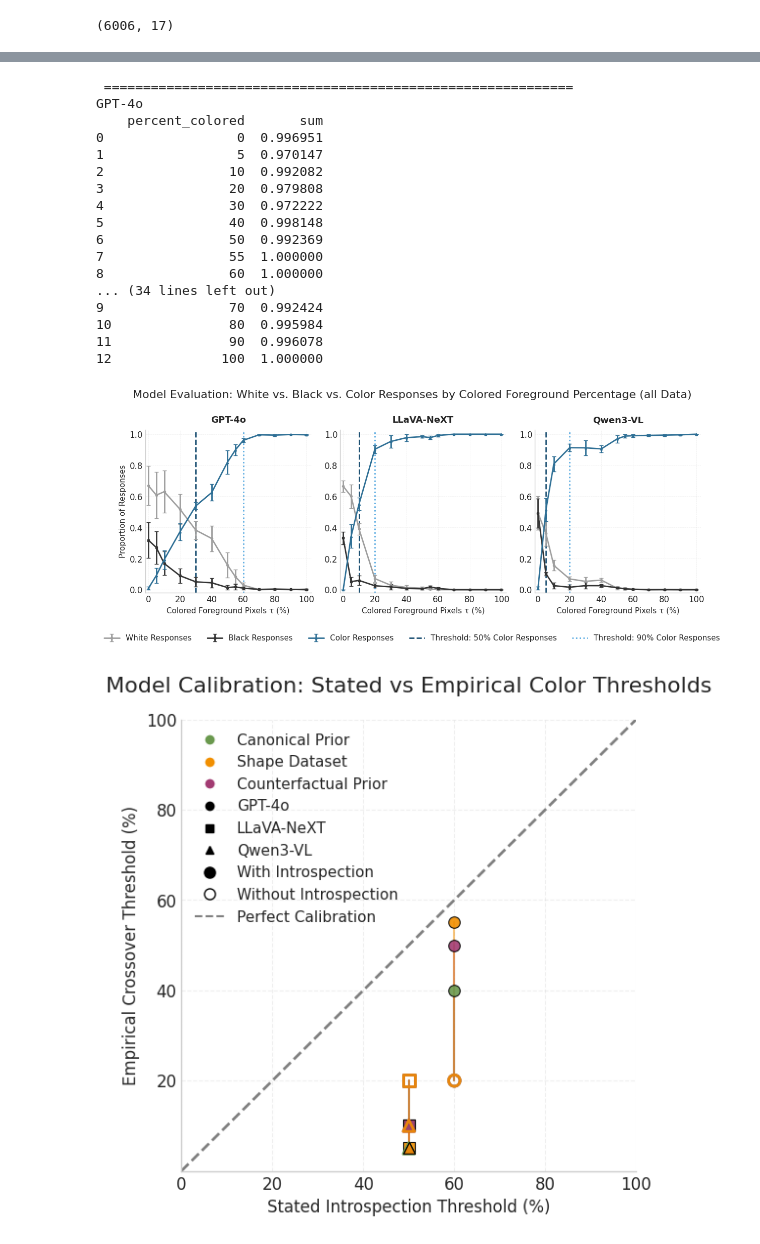
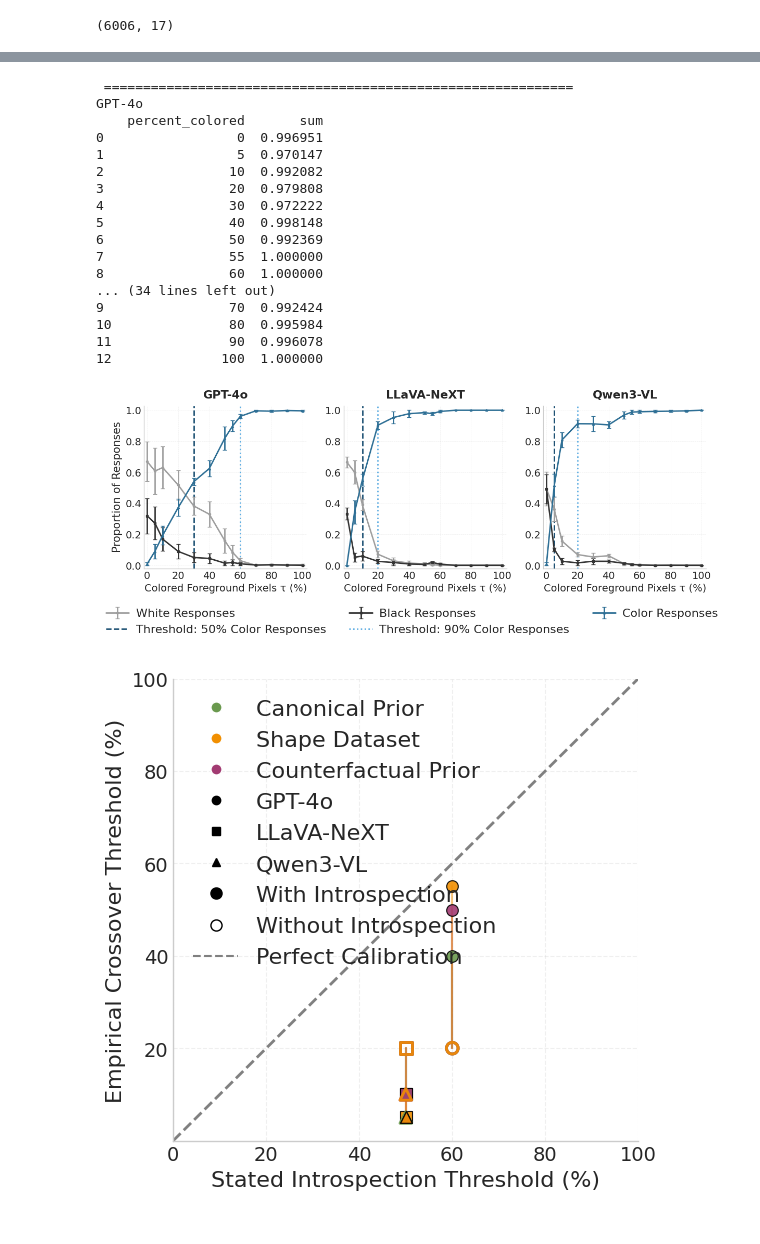
Before and after one commit to jonnemi/color-concept-entanglement, a Jupyter notebook: model_evaluation/VLM_analysis.ipynb, the cells around one changed output, grey strips where cells are left out. Drawn from its saved outputs; the diff is of its cells as text; code cells hidden in the pictures.

Commit message:
Final plots for thesis

```diff
--- a/model_evaluation/VLM_analysis.ipynb
+++ b/model_evaluation/VLM_analysis.ipynb
@@ -88,12 +88,13 @@ plt.rcParams.update({
     "font.family": "sans-serif",
     "font.sans-serif": ["DejaVu Sans"],
 
-    # sizes
-    "font.size": 12,
-    "axes.titlesize": 13,
-    "axes.labelsize": 12,
-    "legend.fontsize": 11, #10
-    "figure.titlesize": 18, #14
+    "font.size": 16,          # base font size
+    "axes.titlesize": 16,
+    "axes.labelsize": 16,
+    "xtick.labelsize": 14,
+    "ytick.labelsize": 14,
+    "legend.fontsize": 16,
+    "legend.title_fontsize": 16,
 
     # cleaner academic look
     "axes.spines.top": False,
@@ -486,7 +505,7 @@ for ax, (model_name, df_model) in zip(axes, models.items()):
             label="Threshold: 90% Color Responses"
         )
 
-    ax.set_title(model_name, fontsize=13, fontweight="bold", pad=10)
+    ax.set_title(model_name, fontweight="bold", pad=10)
 
     ax.grid(alpha=0.3, linestyle="--", linewidth=0.5)
 
@@ -496,10 +515,12 @@ for ax, (model_name, df_model) in zip(axes, models.items()):
     ax.set_xticks(np.arange(0,101,20))
     ax.set_yticks(np.linspace(0,1,6))
 
-    ax.set_xlabel("Colored Foreground Pixels τ (%)", fontsize=11)
+    ax.set_xlabel("Colored Foreground Pixels τ (%)", fontsize=14)
+    ax.set_box_aspect(1)
 
 
-axes[0].set_ylabel("Proportion of Responses", fontsize=11)
+
+axes[0].set_ylabel("Proportion of Responses", fontsize=15)
 
 handles, labels = axes[0].get_legend_handles_labels()
 
@@ -516,20 +537,25 @@ order = [labels.index(label) for label in desired_order]
 handles = [handles[i] for i in order]
 labels = [labels[i] for i in order]
 
+# Reorder for column-wise legend filling
+handles = [handles[0], handles[3], handles[1], handles[4], handles[2]]
+labels  = [labels[0],  labels[3],  labels[1],  labels[4],  labels[2]]
+
 fig.legend(
     handles,
     labels,
     loc="lower center",
-    bbox_to_anchor=(0.5,-0.05),
-    ncol=5,
+    bbox_to_anchor=(0.5, -0.09),
+    ncol=3,
     frameon=False,
-    fontsize=11
+    columnspacing=2.0,
+    handletextpad=0.6,
 )
 
-plt.suptitle(
+"""plt.suptitle(
     "Model Evaluation: White vs. Black vs. Color Responses by Colored Foreground Percentage (all Data)",
     fontsize=16
-)
+)"""
 
 plt.tight_layout(rect=[0,0.05,1,0.99])
 
@@ -552,7 +578,7 @@ GPT-4o
 10               80  0.995984
 11               90  0.996078
 12              100  1.000000
-[figure, old version]
+[figure, new version]
 # %%
 def find_empirical_threshold(df):
 
@@ -688,11 +714,11 @@ ax.set_yticks(np.arange(20,101,20))
 
 ax.grid(alpha=0.3, linestyle="--")
 
-plt.title(
+"""plt.title(
     "Model Calibration: Stated vs Empirical Color Thresholds",
     pad = 20,
     fontsize=16
-)
+)"""
 
 from matplotlib.lines import Line2D
 
@@ -720,34 +746,34 @@ legend_elements = [
     Line2D([0],[0], marker='^', color='black', linestyle='None', label='Qwen3-VL'),
 
     # introspection markers
     Line2D([0],[0], marker='o', color='black',
            markerfacecolor='black',
            markersize=8,
            linestyle='None',
            label='With Introspection'),
 
     Line2D([0],[0], marker='o', color='black',
            markerfacecolor='white',
            markersize=8,
            linestyle='None',
            label='Without Introspection'),
 
     # diagonal
     Line2D([0],[0],
            color='gray',
            linestyle='--',
            label='Perfect Calibration')
 ]
 
 ax.legend(
     handles=legend_elements,
     loc="upper left",
     frameon=False
 )
 
 plt.show()
 # %% [output]
-[figure, old version]
+[figure, new version]
 # %%
 calib_df = pd.DataFrame(records)
 
```
Also changed, not shown: parts of 7 cells of this notebook, 2 other files.
